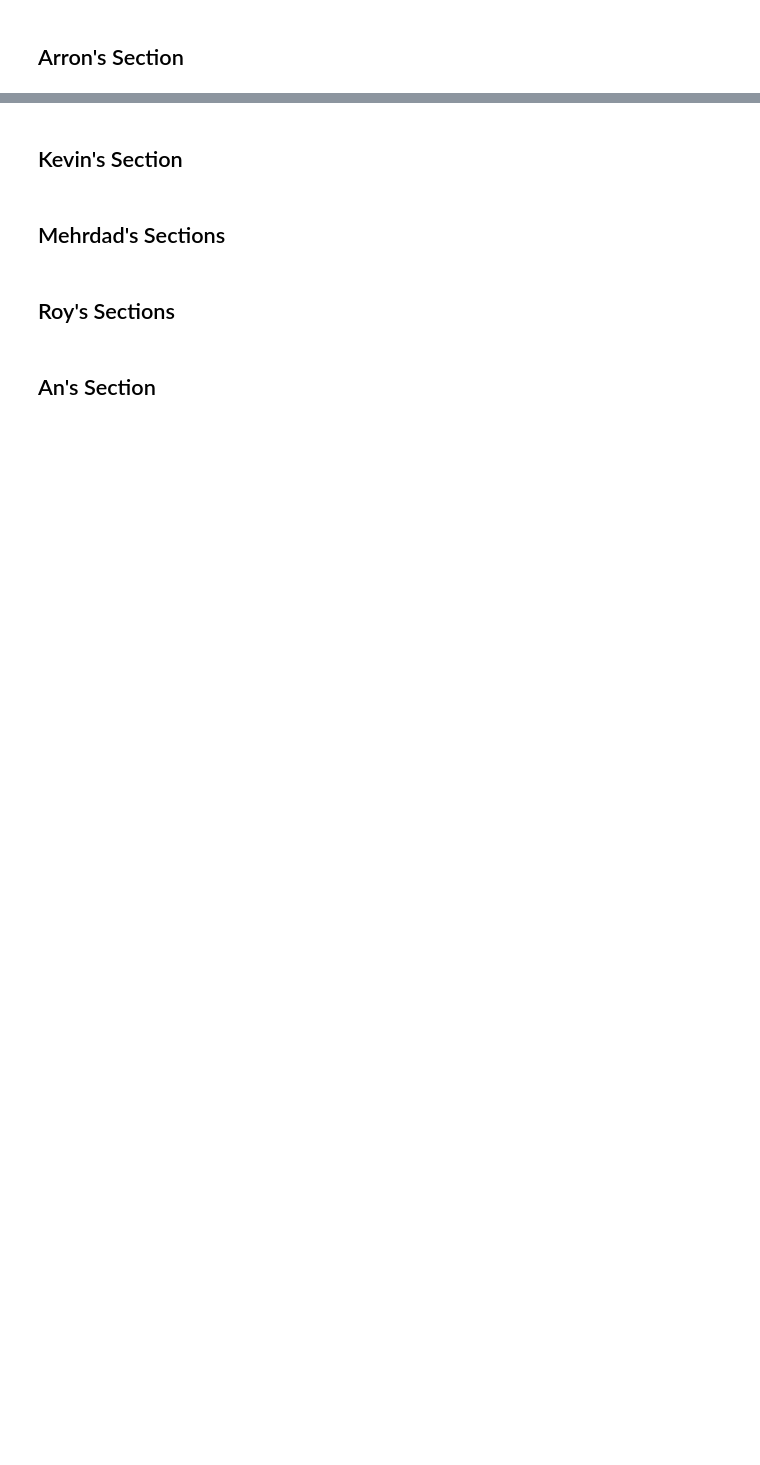
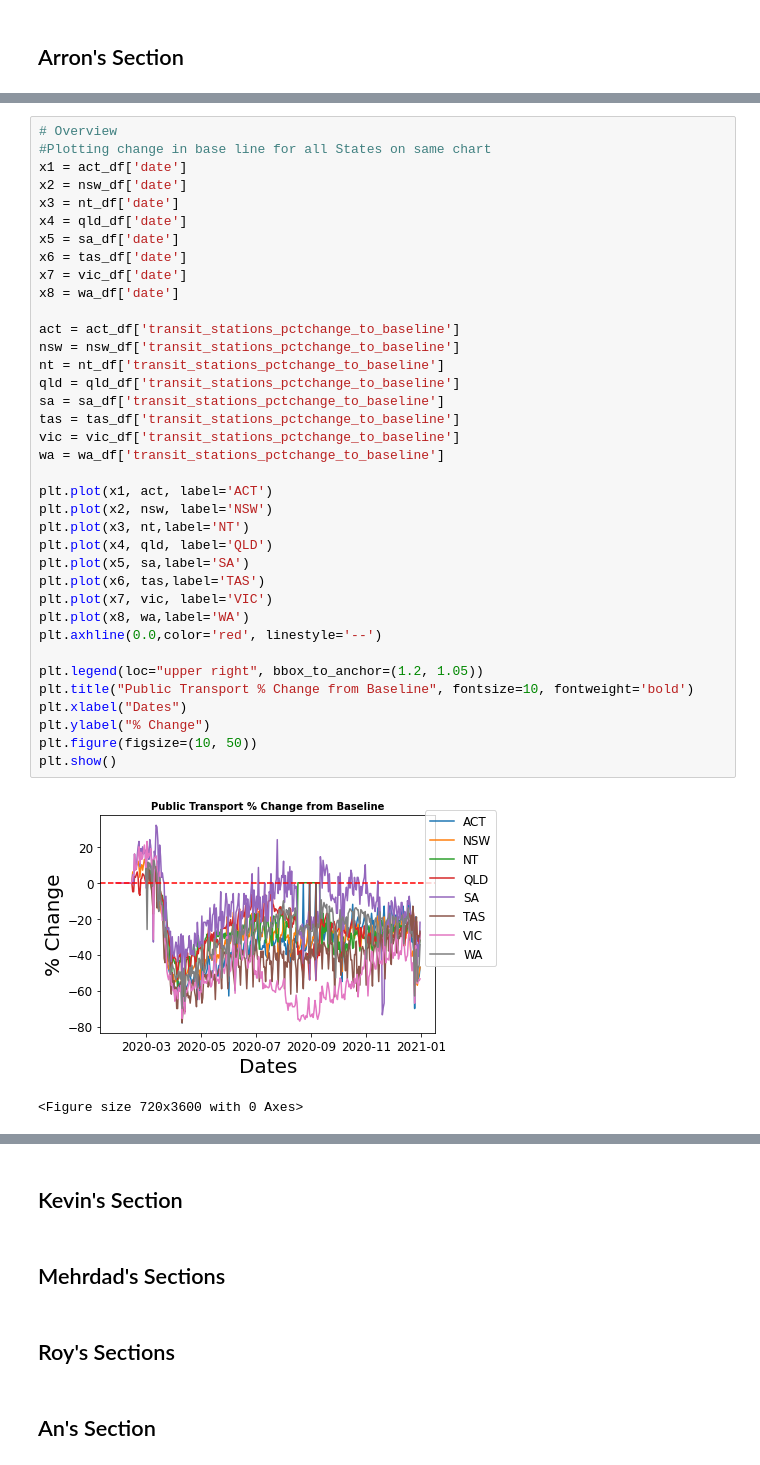
Before and after one commit to ArronxNguyen/Assignment_1, a Jupyter notebook: Mainscript_v0.1.ipynb, the cells around one changed output, grey strips where cells are left out. Cells and saved outputs as stored; diff of their text form; blank space fills up the shorter version.

```diff
--- a/Mainscript_v0.1.ipynb
+++ b/Mainscript_v0.1.ipynb
@@ -152,0 +324,40 @@ working_df.head()
+# %%
+# Overview
+#Plotting change in base line for all States on same chart
+x1 = act_df['date']
+x2 = nsw_df['date']
+x3 = nt_df['date']
+x4 = qld_df['date']
+x5 = sa_df['date']
+x6 = tas_df['date']
+x7 = vic_df['date']
+x8 = wa_df['date']
+
+act = act_df['transit_stations_pctchange_to_baseline']
+nsw = nsw_df['transit_stations_pctchange_to_baseline']
+nt = nt_df['transit_stations_pctchange_to_baseline']
+qld = qld_df['transit_stations_pctchange_to_baseline']
+sa = sa_df['transit_stations_pctchange_to_baseline']
+tas = tas_df['transit_stations_pctchange_to_baseline']
+vic = vic_df['transit_stations_pctchange_to_baseline']
+wa = wa_df['transit_stations_pctchange_to_baseline']
+
+plt.plot(x1, act, label='ACT')
+plt.plot(x2, nsw, label='NSW')
+plt.plot(x3, nt,label='NT')
+plt.plot(x4, qld, label='QLD')
+plt.plot(x5, sa,label='SA')
+plt.plot(x6, tas,label='TAS')
+plt.plot(x7, vic, label='VIC')
+plt.plot(x8, wa,label='WA')
+plt.axhline(0.0,color='red', linestyle='--')
+
+plt.legend(loc="upper right", bbox_to_anchor=(1.2, 1.05))
+plt.title("Public Transport % Change from Baseline", fontsize=10, fontweight='bold')
+plt.xlabel("Dates")
+plt.ylabel("% Change")
+plt.figure(figsize=(10, 50))
+plt.show()
+# %% [output]
+[figure, added]
+<Figure size 720x3600 with 0 Axes>
```
Also changed, not shown: parts of 52 cells of this notebook, 2 other files.
